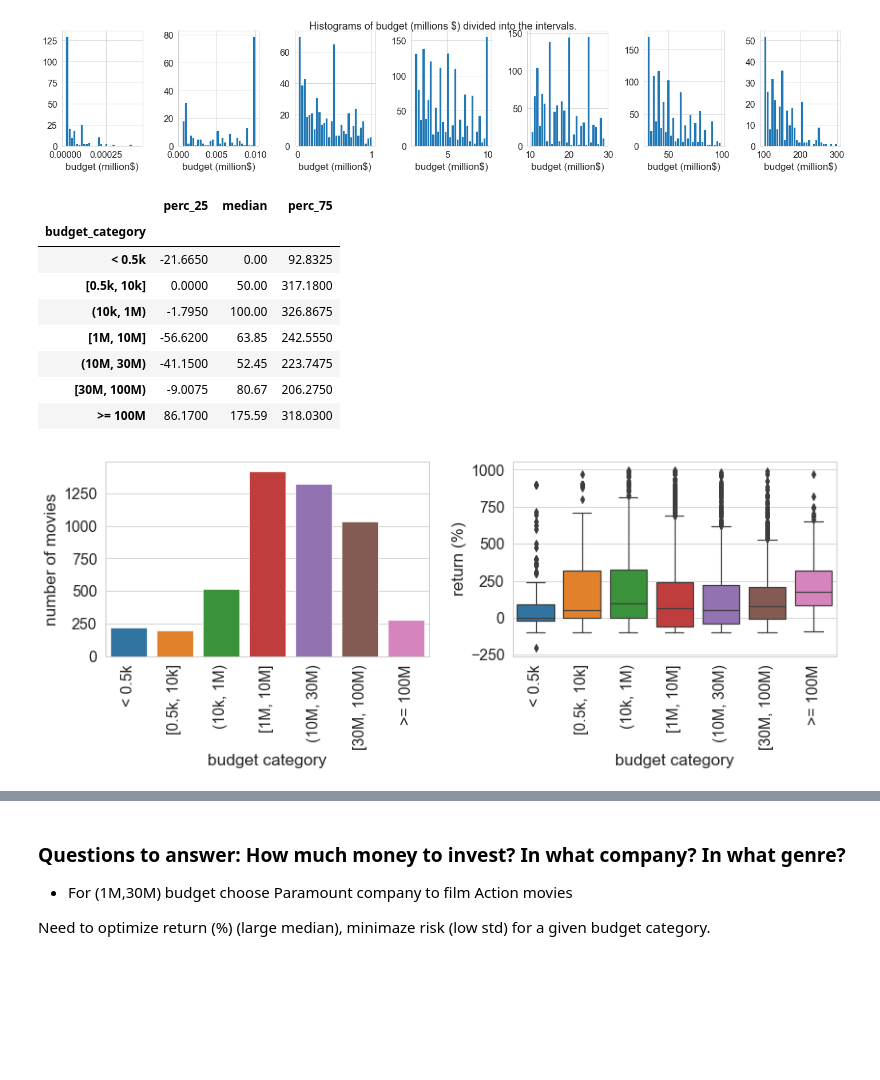
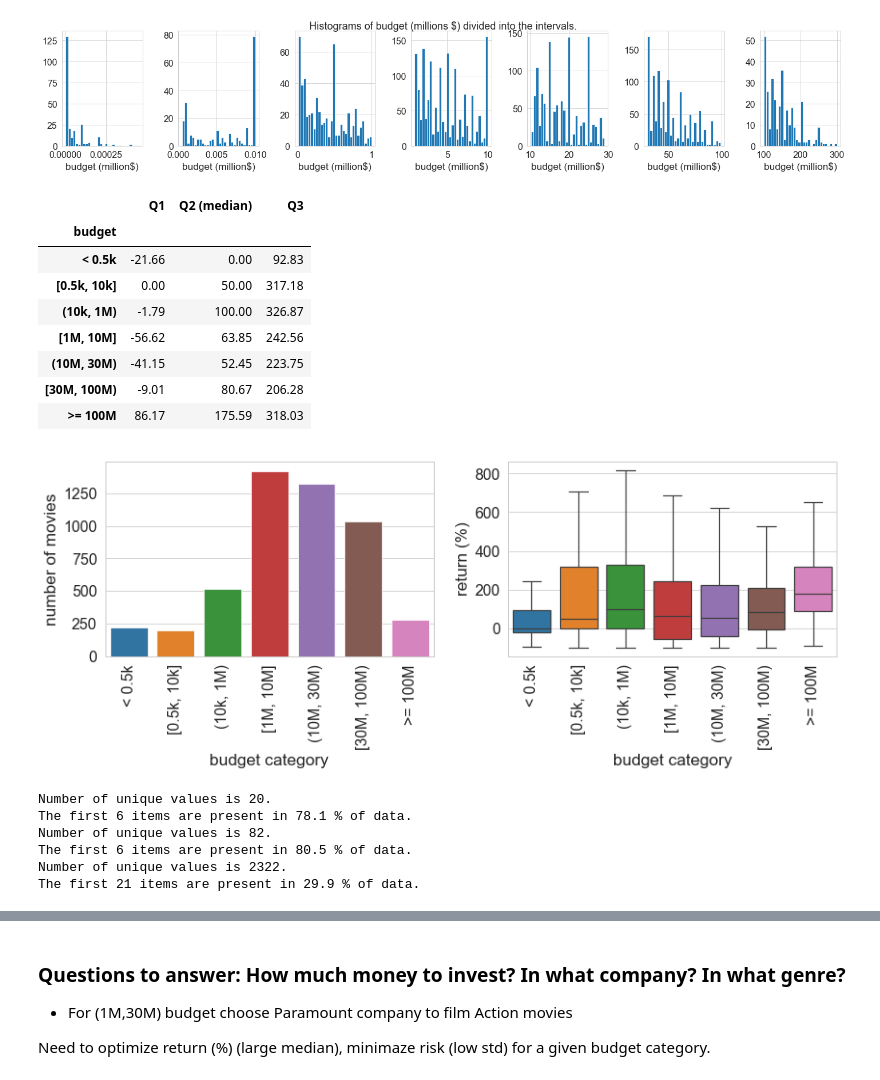
Before and after one commit to evgeniya1/Project1, a Jupyter notebook: data_analysis_Evgeniya.ipynb, the cells around one changed output, grey strips where cells are left out. Drawn from its saved outputs; the diff is of its cells as text; code cells hidden in the pictures; blank space fills up the shorter version.

```diff
--- a/data_analysis_Evgeniya.ipynb
+++ b/data_analysis_Evgeniya.ipynb
@@ -6,7 +6,9 @@ import numpy as np
 import matplotlib.pyplot as plt
 %matplotlib inline
 
+#display options
 from IPython.display import display
+pd.options.display.float_format = '{:.2f}'.format
 
 import seaborn as sns
 sns.set_style("whitegrid")
@@ -201,46 +203,85 @@ df['budget_category'] = pd.cut(df.budget_M,[0,0.0005,0.01,1,10,30,100,1000],
 # %%
 #return vs budget category: how much money to invest?
 fig, (ax1,ax2) = plt.subplots(1,2,figsize=(12,5))
 
 #filter the outliers in terms of return
-filter_cond = (df['return_%'] < 1000)
+filter_cond = (df['return_%'] < 1000) #& (df['budget_M'] >= 0.0005)
 
 #plot the number of movies versus budget category
 sns.countplot(x='budget_category', data=df[filter_cond], ax=ax1)
 #change axis labels
 ax1.set_xticklabels(ax1.get_xticklabels(),rotation = 90)
 ax1.set_xlabel('budget category')
 ax1.set_ylabel('number of movies')
 
 #plot return in % versus budget category
-sns.boxplot(x='budget_category',y='return_%',data=df[filter_cond],showfliers=True,ax=ax2)
+sns.boxplot(x='budget_category',y='return_%',data=df[filter_cond],showfliers=False,ax=ax2)
 #change axis labels
 ax2.set_xticklabels(ax2.get_xticklabels(),rotation = 90)
 ax2.set_xlabel('budget category')
 ax2.set_ylabel('return (%)')
 
 plt.tight_layout()
 
 
 #add table with median and 25,75 percentiles
 def perc_25(x):
     return np.percentile(x, q = [25])
 def perc_75(x):
     return np.percentile(x, q = [75])
 
-df[filter_cond].groupby('budget_category')['return_%']\
-               .agg([perc_25,np.median,perc_75])
+d = df[filter_cond].groupby('budget_category')['return_%']\
+                   .agg([perc_25,np.median,perc_75])
+d.index.names = ['budget']
+d.rename(columns={'perc_25':'Q1','median':'Q2 (median)','perc_75':'Q3'},inplace=True)
+display(d)
 # %% [output]
-|  | perc_25 | median | perc_75 |
-| budget_category |  |  |  |
-| < 0.5k | -21.6650 | 0.00 | 92.8325 |
-| [0.5k, 10k] | 0.0000 | 50.00 | 317.1800 |
-| (10k, 1M) | -1.7950 | 100.00 | 326.8675 |
-| [1M, 10M] | -56.6200 | 63.85 | 242.5550 |
-| (10M, 30M) | -41.1500 | 52.45 | 223.7475 |
-| [30M, 100M) | -9.0075 | 80.67 | 206.2750 |
-| >= 100M | 86.1700 | 175.59 | 318.0300 |
+|  | Q1 | Q2 (median) | Q3 |
+| budget |  |  |  |
+| < 0.5k | -21.66 | 0.00 | 92.83 |
+| [0.5k, 10k] | 0.00 | 50.00 | 317.18 |
+| (10k, 1M) | -1.79 | 100.00 | 326.87 |
+| [1M, 10M] | -56.62 | 63.85 | 242.56 |
+| (10M, 30M) | -41.15 | 52.45 | 223.75 |
+| [30M, 100M) | -9.01 | 80.67 | 206.28 |
+| >= 100M | 86.17 | 175.59 | 318.03 |
-[figure, old version]
+[figure, new version]
+# %%
+#analysis of categorical columns
+
+#function to select top most frequent categories
+def quick_cat(_series,top_number):
+    #count values in a column and normalize to show percentage
+    top = _series.value_counts(normalize=True)[:top_number]
+
+    print(f"Number of unique values is {_series.nunique()}.")
+    print(f"The first {top_number} items are present in {round(top.sum()*100,1)} % of data.")
+
+    return top
+
+#select top most frequent genres
+select_genre = quick_cat(df.first_genre,top_number=6).index
+df['select_genre'] = df['first_genre'].map(lambda x: x if x in select_genre else 'other')
+
+#define hue_order to compare different plots
+hueorder = list(select_genre).append('other')
+
+#select top most frequent countries
+select_country = list(quick_cat(df.first_country,top_number=6).index)
+select_country.remove('missing')
+df['select_country'] = df['first_country'].map(lambda x: x if x in select_country else 'other')
+
+#select top most frequent companies
+select_company = list(quick_cat(df.first_company,top_number=21).index)
+select_company.remove('missing')
+df['select_company'] = df['first_company'].map(lambda x: x if x in select_company else 'other')
+# %% [output]
+Number of unique values is 20.
+The first 6 items are present in 78.1 % of data.
+Number of unique values is 82.
+The first 6 items are present in 80.5 % of data.
+Number of unique values is 2322.
+The first 21 items are present in 29.9 % of data.
 # %%
 #How genre influence the return in different budget categories?
 fig, ax = plt.subplots(1,1,figsize=(18,6))
```
Also changed, not shown: parts of 18 cells of this notebook.
